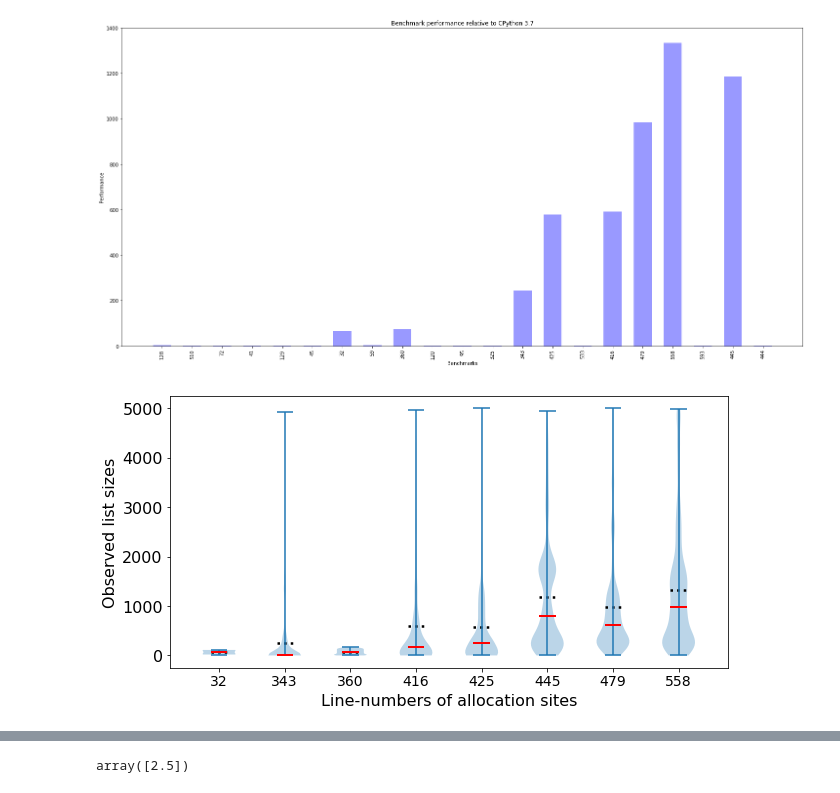
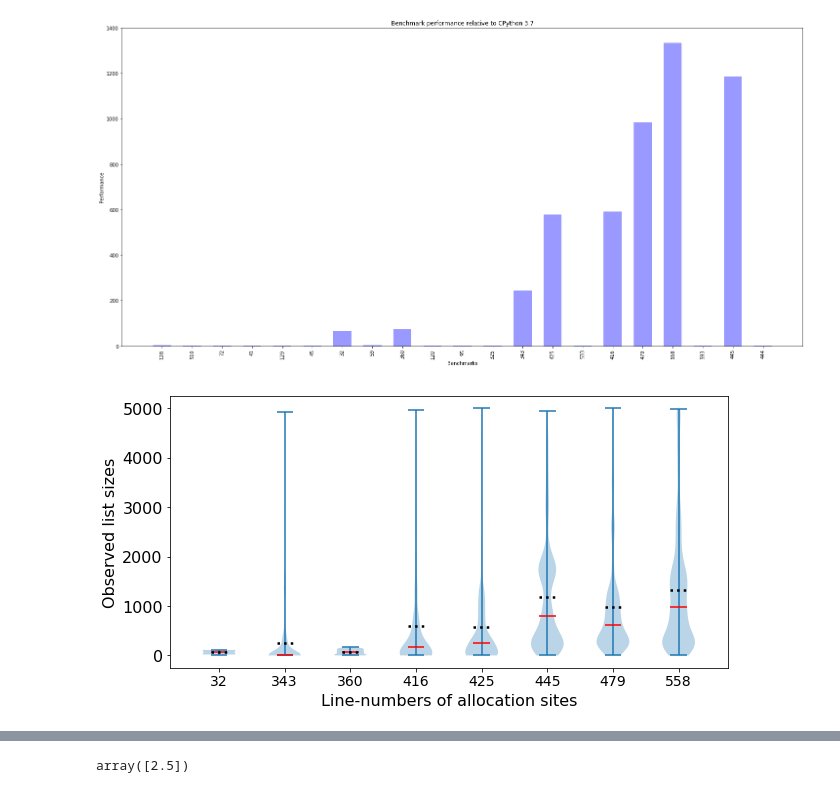
Before and after one commit to timfel/papers, a Jupyter notebook: benchmark_diagramm.ipynb, the cells around one changed output, grey strips where cells are left out. Cells and saved outputs as stored; diff of their text form; code cells hidden in the pictures.

Commit message:
Replaced diagram with SVG, added median and average markers

```diff
--- a/benchmark_diagramm.ipynb
+++ b/benchmark_diagramm.ipynb
@@ -96,18 +96,20 @@ def set_axis_style(ax, labels):
 # %%
 
 fig, ax1 = plt.subplots(nrows=1, ncols=1, figsize=(10, 5), sharey=True)
 ax1.set_ylabel('Observed list sizes', fontsize=16)
 ax1.tick_params(labelsize=16)
 violin = ax1.violinplot(lines.values(), showmedians = True, showmeans = True)
 violin['cmedians'].set_color("Red")
 violin['cmedians'].set_linestyle("-")
-violin['cmedians'].set_linewidth(2)
+violin['cmedians'].set_linewidth(1.5)
+violin['cmedians'].set_zorder(10)
 violin['cmeans'].set_color("Black")
 violin['cmeans'].set_linestyle(":")
 violin['cmeans'].set_linewidth(2.5)
+violin['cmeans'].set_zorder(11)
 set_axis_style(ax1, lines.keys())
 # %% [output]
-[figure, old version]
+[figure, new version]
 # %%
 dir(violin['cmeans'])
 # %% [output]
```
Also changed, not shown: parts of 1 cell of this notebook, 3 other files.
